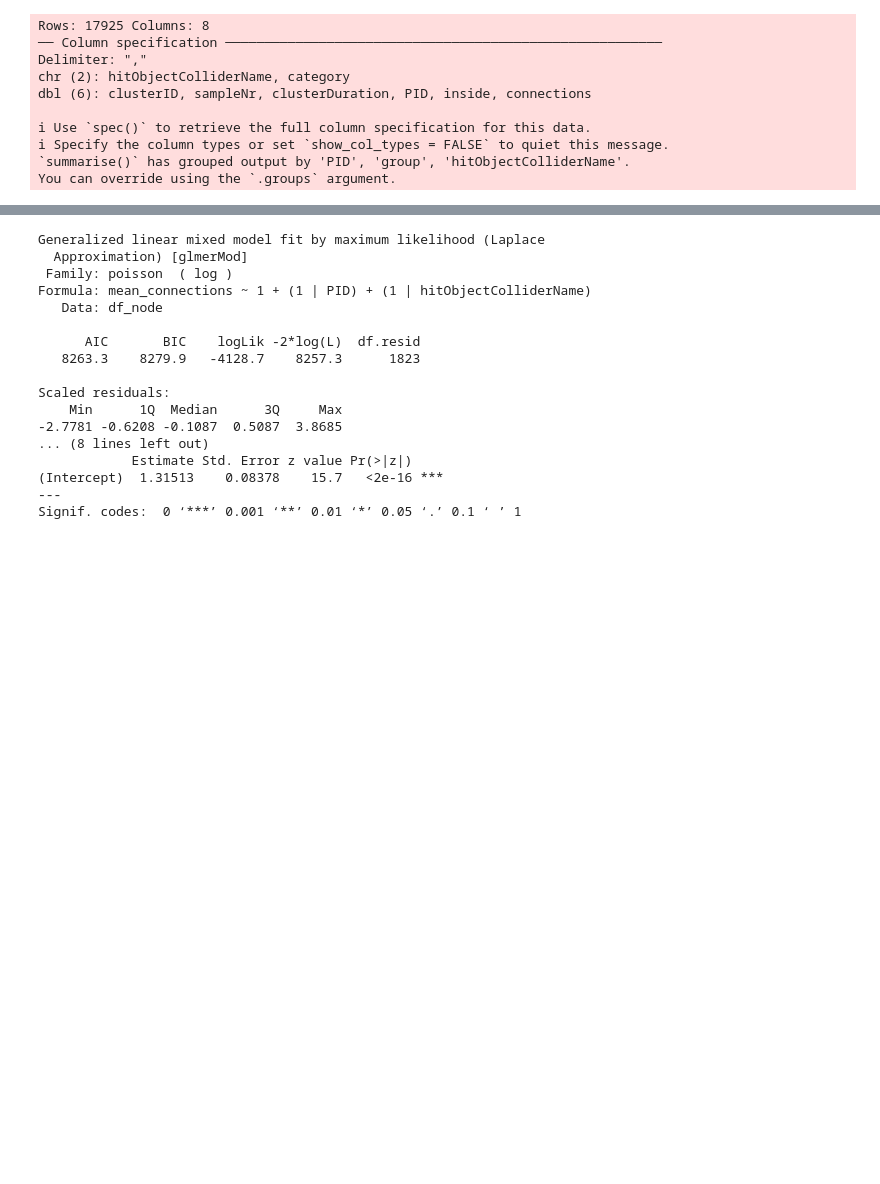
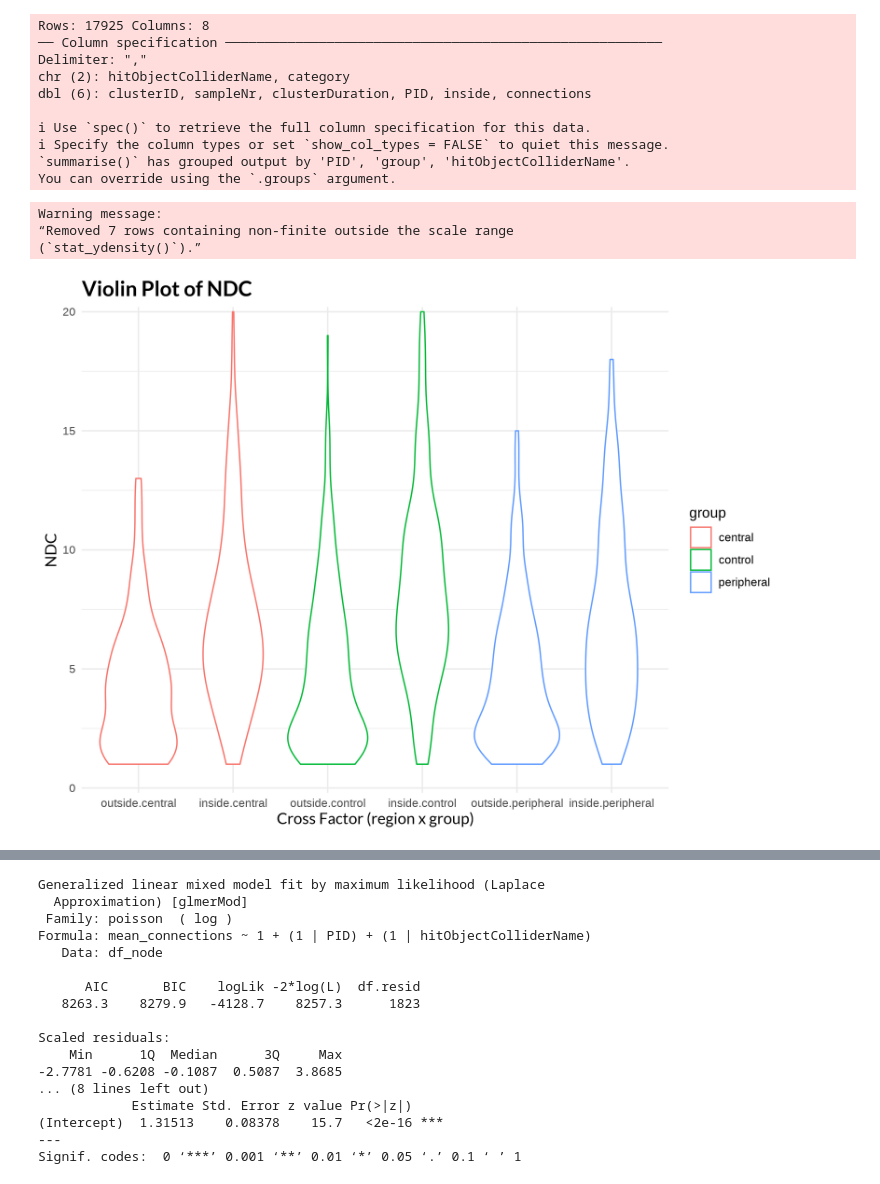
Before and after one commit to SanD94/VReGTrET, a Jupyter notebook: GraphTheory_ET_VR_Westbrueck/Analysis/raw_gaze_analysis/figure_playground.ipynb, the cells around one changed output, grey strips where cells are left out. Drawn from its saved outputs; the diff is of its cells as text; code cells hidden in the pictures; blank space fills up the shorter version.

```diff
--- a/GraphTheory_ET_VR_Westbrueck/Analysis/raw_gaze_analysis/figure_playground.ipynb
+++ b/GraphTheory_ET_VR_Westbrueck/Analysis/raw_gaze_analysis/figure_playground.ipynb
@@ -242,6 +268,32 @@ dbl (6): clusterID, sampleNr, clusterDuration, PID, inside, connections
 ℹ Specify the column types or set `show_col_types = FALSE` to quiet this message.
 `summarise()` has grouped output by 'PID', 'group', 'hitObjectColliderName'.
 You can override using the `.groups` argument.
+# %%
+fig <- df_node |>
+  ggplot(aes(y = mean_connections, x = interaction(building_location, group), group = interaction(group, building_location), color = group)) +
+  # geom_density(alpha = 0.6) +  # Adjust alpha for transparency
+  #scale_x_continuous(limits = c(0, 1), expand = c(0,0)) +
+  geom_violin() +
+  scale_y_continuous(limits = c(0, 20), expand = c(0.01, 0)) +
+  #geom_vline(aes(xintercept = x), linetype = "dashed", data = mode_values) +
+  #facet_wrap(~ building_location) +  # Facet by the interaction of the two factors
+  theme_minimal() +
+  labs(title = "Violin Plot of NDC",
+       y = "NDC",
+       x = "Cross Factor (region x group)") +
+  theme(
+    plot.title = element_text(family = "lato", size = 16, face = "bold"),
+    axis.title.x = element_text(family = "lato", size = 12),
+    axis.title.y = element_text(family = "lato", size = 12),
+    panel.spacing = unit(2, "lines")
+   )
+   #scale_color_manual(values = c("black", "#CC0000"))
+fig
+# %% [output]
+Warning message:
+“Removed 7 rows containing non-finite outside the scale range
+(`stat_ydensity()`).”
+[figure, added]
 # %%
 overdisp_fun <- function(model) {
     rdf <- df.residual(model)
```
Also changed, not shown: parts of 17 cells of this notebook, 1 other file.
